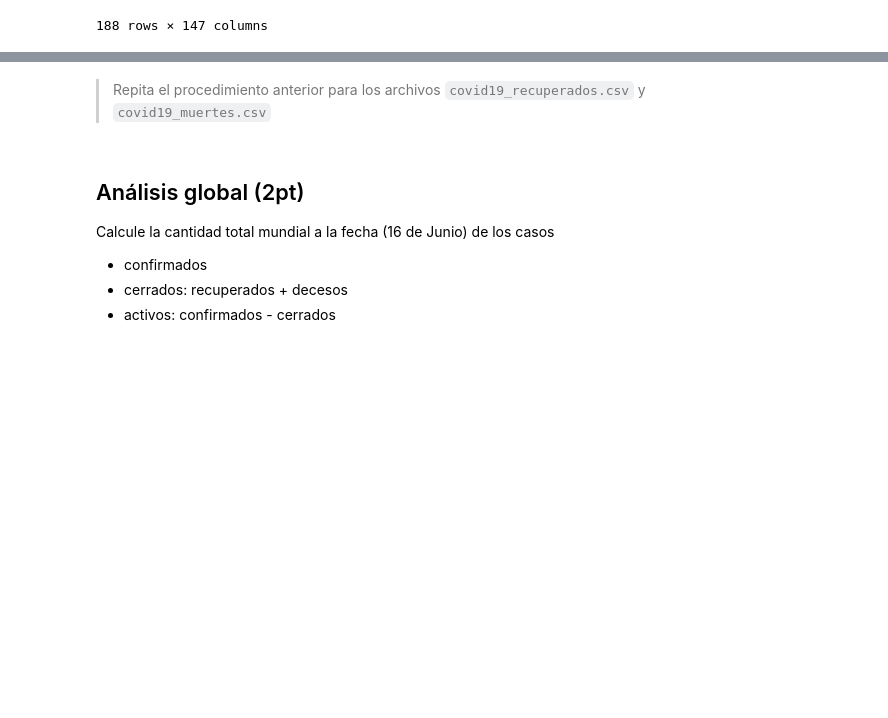
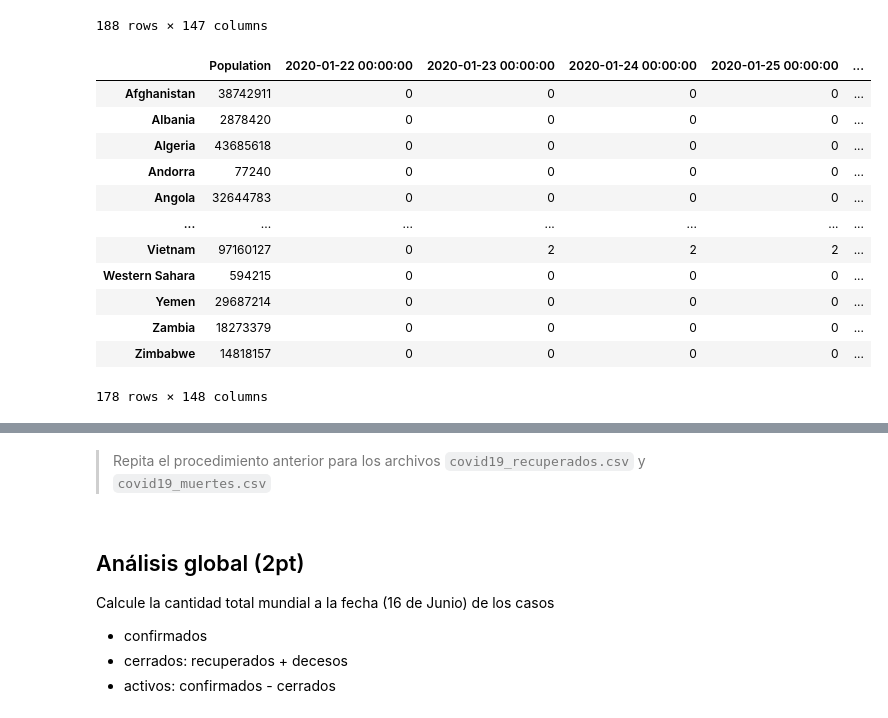
Before and after one commit to ulloacastillo/INFO147_Ulloa_Herceg, a Jupyter notebook: tarea1/info147_tarea1.ipynb, the cells around one changed output, grey strips where cells are left out. Cells and saved outputs as stored; diff of their text form; code cells hidden in the pictures; blank space fills up the shorter version.

```diff
--- a/tarea1/info147_tarea1.ipynb
+++ b/tarea1/info147_tarea1.ipynb
@@ -110,10 +110,24 @@ display(df_confirm)
 # %%
 df_pop = pd.read_csv("población_mundial.csv",
                      index_col="Country",
                      usecols=[0, 1]
                     ).sort_values(by="Country")
 df_confirm = pd.concat([df_pop,df_confirm], axis=1, join="inner", ignore_index=False)
-#display(df_confirm)
+display(df_confirm)
+# %% [output]
+|  | Population | 2020-01-22 00:00:00 | 2020-01-23 00:00:00 | 2020-01-24 00:00:00 | 2020-01-25 00:00:00 | ... |
+| Afghanistan | 38742911 | 0 | 0 | 0 | 0 | ... |
+| Albania | 2878420 | 0 | 0 | 0 | 0 | ... |
+| Algeria | 43685618 | 0 | 0 | 0 | 0 | ... |
+| Andorra | 77240 | 0 | 0 | 0 | 0 | ... |
+| Angola | 32644783 | 0 | 0 | 0 | 0 | ... |
+| ... | ... | ... | ... | ... | ... | ... |
+| Vietnam | 97160127 | 0 | 2 | 2 | 2 | ... |
+| Western Sahara | 594215 | 0 | 0 | 0 | 0 | ... |
+| Yemen | 29687214 | 0 | 0 | 0 | 0 | ... |
+| Zambia | 18273379 | 0 | 0 | 0 | 0 | ... |
+| Zimbabwe | 14818157 | 0 | 0 | 0 | 0 | ... |
+178 rows × 148 columns
 # %%
 df_recup = transform_csv("covid19_recuperados.csv")
 df_recup = pd.concat([df_pop,df_recup], axis=1, join="inner", ignore_index=False)
```
Also changed, not shown: parts of 7 cells of this notebook.
